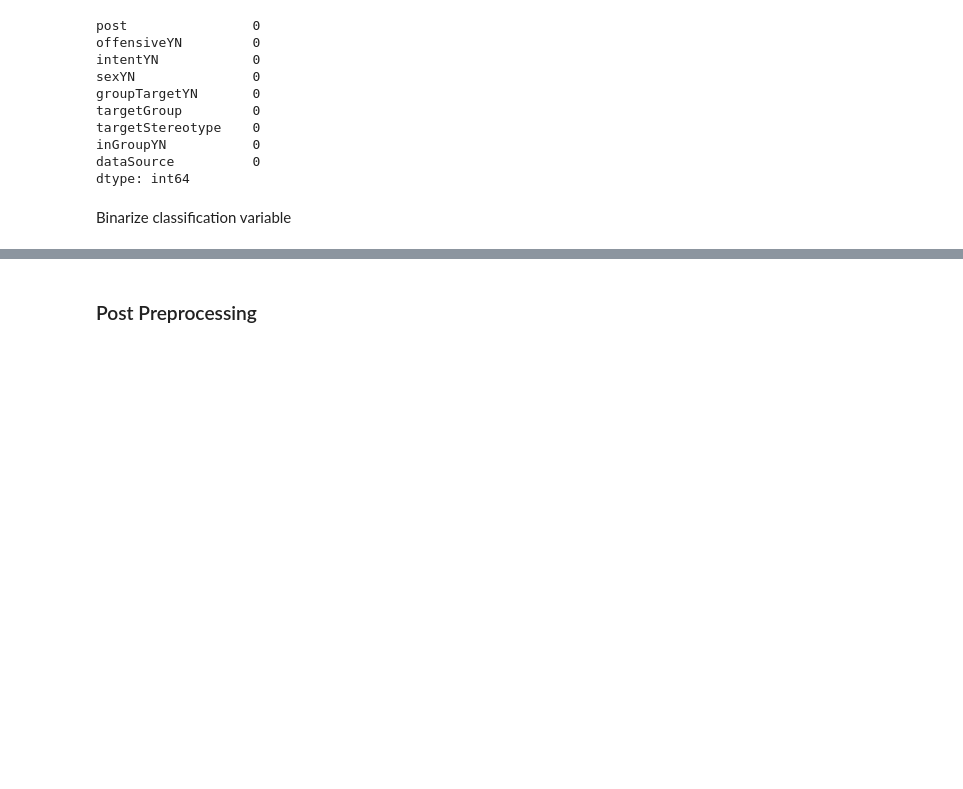
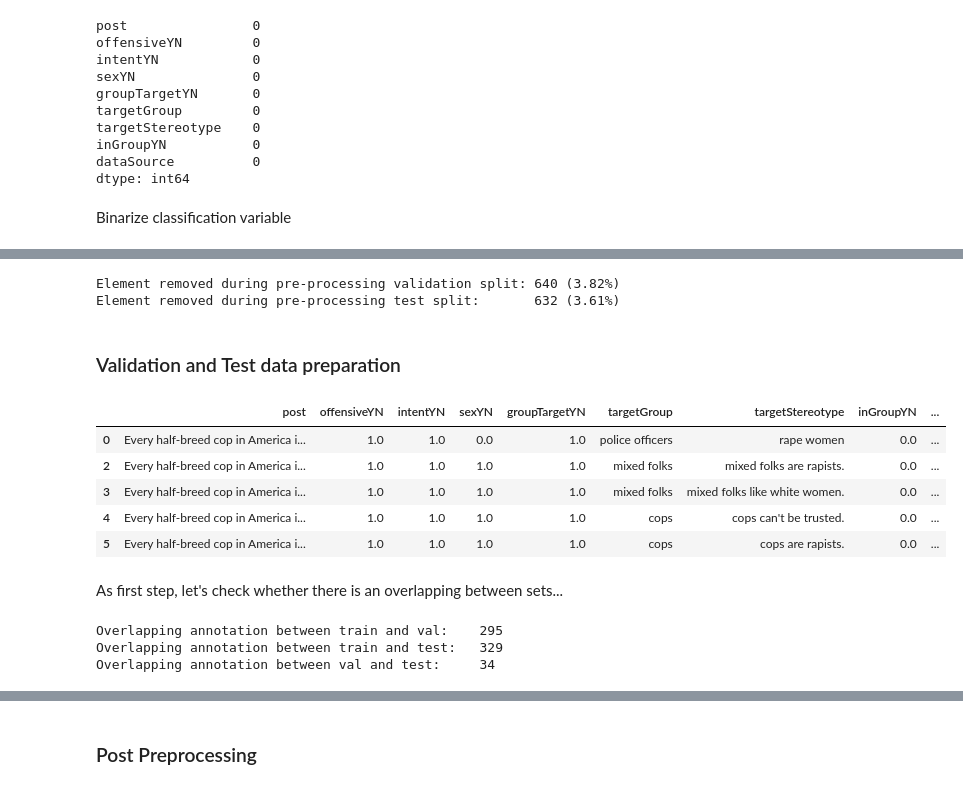
Before and after one commit to matteoperiani2/social_bias_framework, a Jupyter notebook: data_analysis.ipynb, the cells around one changed output, grey strips where cells are left out. Saved outputs shown, nothing was run; the diff lists cells and outputs as text; code cells hidden in the pictures; blank space fills up the shorter version.

```diff
--- a/data_analysis.ipynb
+++ b/data_analysis.ipynb
@@ -357,0 +276,38 @@ Element removed during pre processing: 4568
+# %%
+val_df = pd.read_csv(CONFIG.dataset.val_data_raw)
+test_df = pd.read_csv(CONFIG.dataset.test_data_raw)
+
+val_df_red = preproc.preproc_data(val_df, "validation")
+test_df_red = preproc.preproc_data(test_df, "test")
+# %% [output]
+Element removed during pre-processing validation split: 640 (3.82%)
+Element removed during pre-processing test split:       632 (3.61%)
+# %% [markdown]
+### Validation and Test data preparation
+# %%
+df_train = pd.read_pickle(CONFIG.dataset.train_data_preproc)
+df_val = pd.read_pickle(CONFIG.dataset.val_data_preproc)
+df_test = pd.read_pickle(CONFIG.dataset.test_data_preproc)
+
+df_val.head()
+# %% [output]
+|  | post | offensiveYN | intentYN | sexYN | groupTargetYN | targetGroup | targetStereotype | inGroupYN | ... |
+| 0 | Every half-breed cop in America i... | 1.0 | 1.0 | 0.0 | 1.0 | police officers | rape women | 0.0 | ... |
+| 2 | Every half-breed cop in America i... | 1.0 | 1.0 | 1.0 | 1.0 | mixed folks | mixed folks are rapists. | 0.0 | ... |
+| 3 | Every half-breed cop in America i... | 1.0 | 1.0 | 1.0 | 1.0 | mixed folks | mixed folks like white women. | 0.0 | ... |
+| 4 | Every half-breed cop in America i... | 1.0 | 1.0 | 1.0 | 1.0 | cops | cops can't be trusted. | 0.0 | ... |
+| 5 | Every half-breed cop in America i... | 1.0 | 1.0 | 1.0 | 1.0 | cops | cops are rapists. | 0.0 | ... |
+# %% [markdown]
+As first step, let's check whether there is an overlapping between sets...
+# %%
+num_train_val_overlap, df_val = preproc.remove_overlap_data(df_train, df_val)
+num_train_test_overlap, df_test = preproc.remove_overlap_data(df_train, df_test)
+num_val_test_overlap, df_test = preproc.remove_overlap_data(df_val, df_test)
+
+print("Overlapping annotation between train and val:\t", num_train_val_overlap)
+print("Overlapping annotation between train and test:\t", num_train_test_overlap)
+print("Overlapping annotation between val and test:\t", num_val_test_overlap)
+# %% [output]
+Overlapping annotation between train and val:    295
+Overlapping annotation between train and test:   329
+Overlapping annotation between val and test:     34
```
Also changed, not shown: parts of 39 cells of this notebook, 14 other files.
